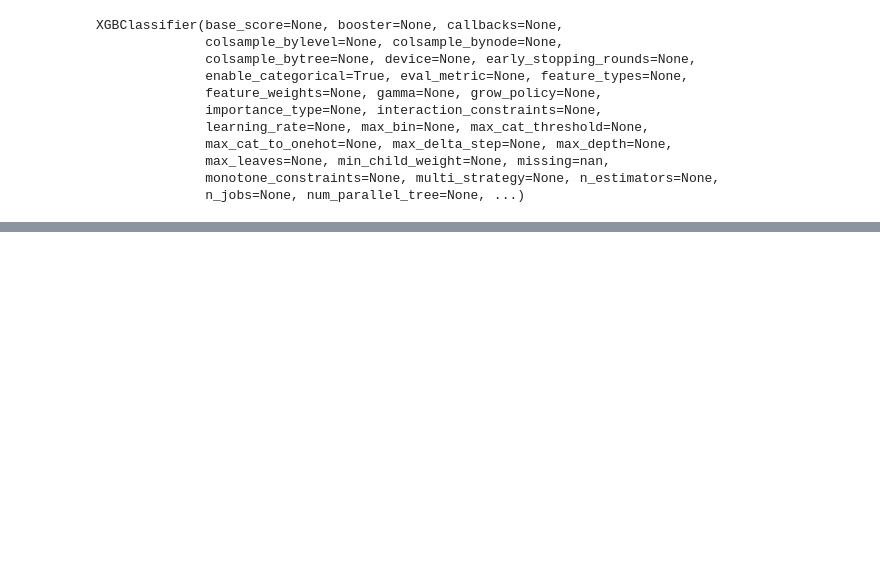
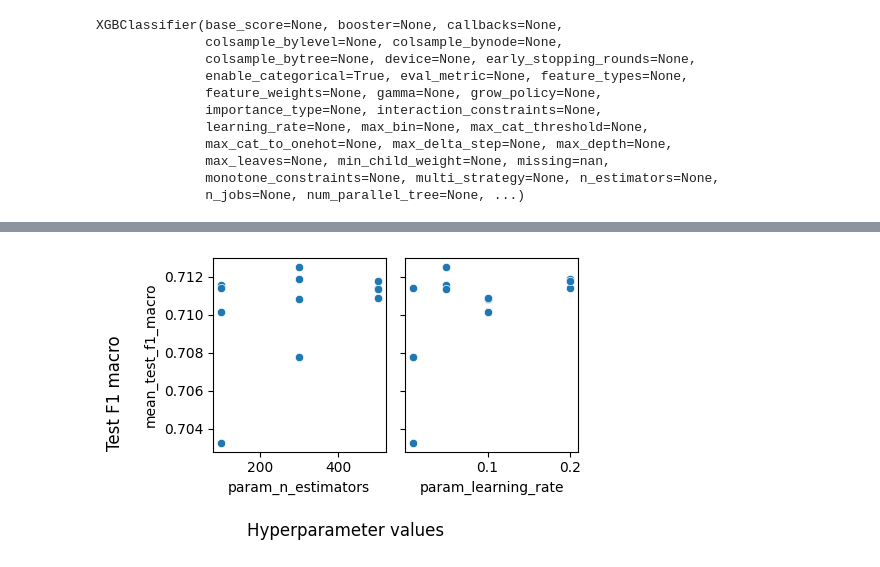
Before and after one commit to TusharPal/Bol-case-study, a Jupyter notebook: research/XGBoost.ipynb, the cells around one changed output, grey strips where cells are left out. Drawn from its saved outputs; the diff is of its cells as text; code cells hidden in the pictures; blank space fills up the shorter version.

Commit message:
Hyperparameter optimized models trained, and evaluated.

```diff
--- a/research/XGBoost.ipynb
+++ b/research/XGBoost.ipynb
@@ -565 +502,17 @@ pd.DataFrame(search.cv_results_).sort_values('rank_test_f1_macro')
+# %%
+fig, ax = plt.subplots(nrows=1, ncols=2, sharex=False, sharey=True, figsize=(5, 3), tight_layout=False)
+
+for i, col in enumerate(['param_n_estimators', 'param_learning_rate']):
+    sns.scatterplot(pd.DataFrame(search.cv_results_),
+                    x=col,
+                    y='mean_test_f1_macro',
+                    ax=ax[i])
+    ax[i].set_xlabel(col)
+
+fig.supxlabel('Hyperparameter values')
+fig.supylabel('Test F1 macro')
+
+plt.show()
+# %% [output]
+[figure, added]
 # %% [markdown]
```
Also changed, not shown: parts of 33 cells of this notebook, 2 other files.
